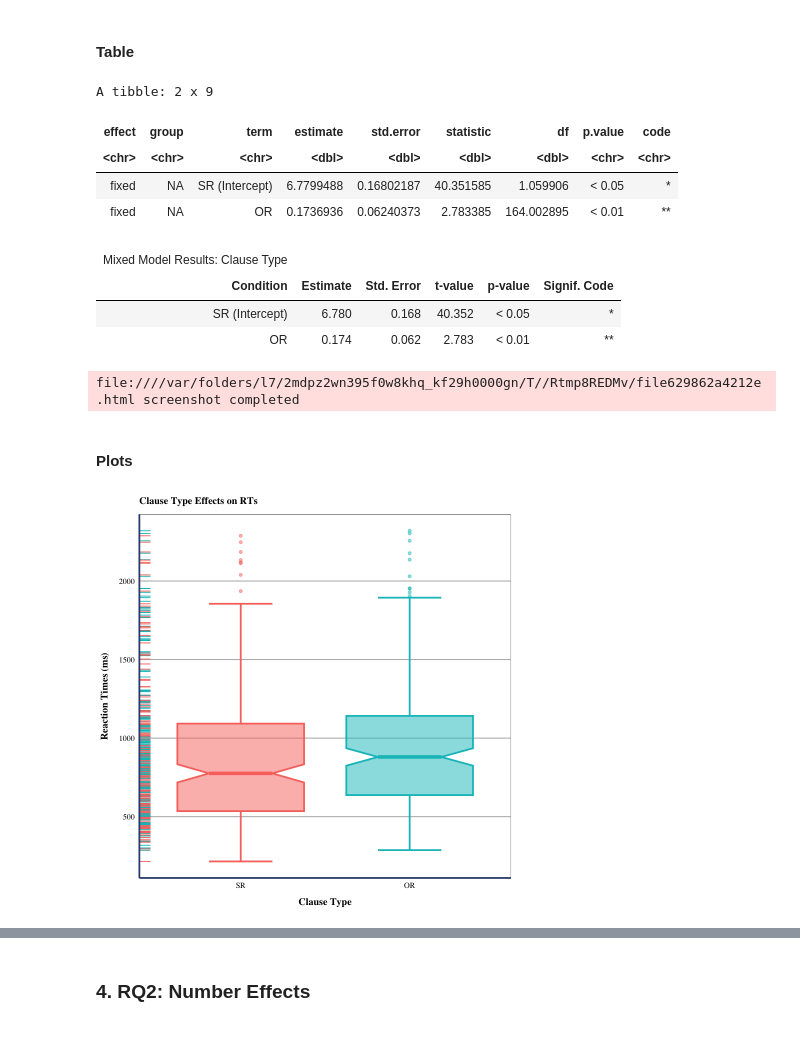
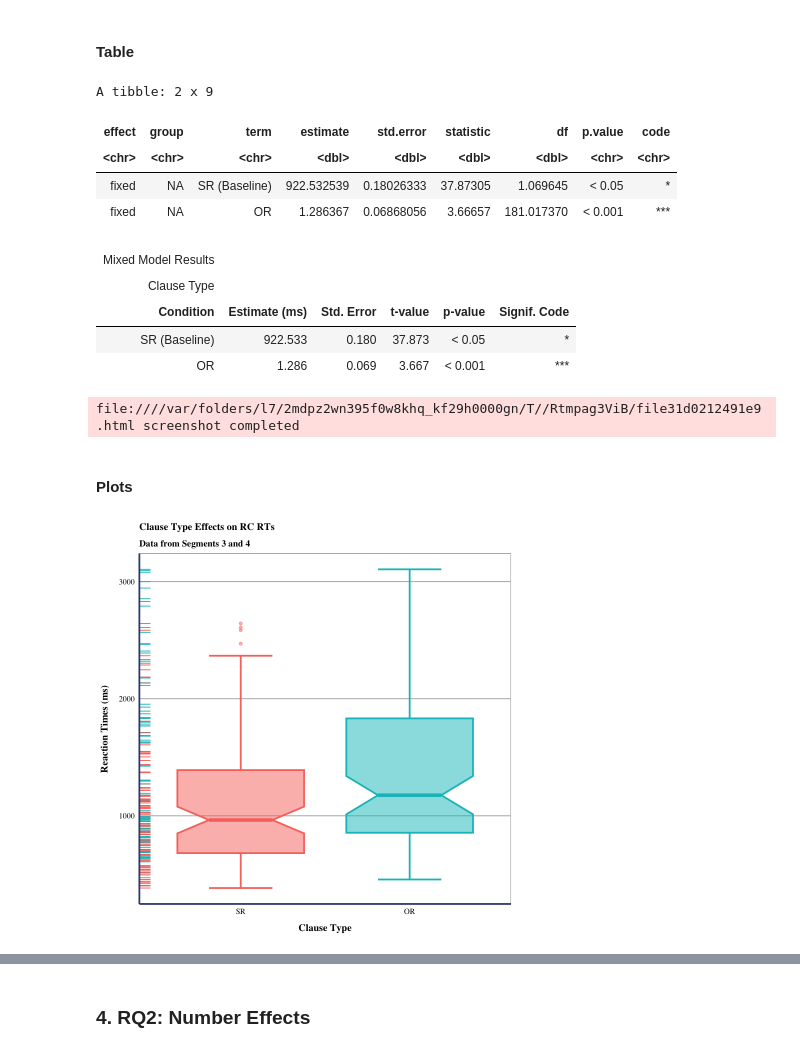
Before and after one commit to Vieju17/SelfPaced_Reading_Task_Data, a Jupyter notebook: sprt_analysis.ipynb, the cells around one changed output, grey strips where cells are left out. Saved outputs shown, nothing was run; the diff lists cells and outputs as text; code cells hidden in the pictures.

```diff
--- a/sprt_analysis.ipynb
+++ b/sprt_analysis.ipynb
@@ -60,6 +78,7 @@ theme_set(
     ) +
         theme(
             plot.title = element_text(size = 12, face = "bold", margin = margin(b = 10)),
+            plot.subtitle = element_text(size = 11, face = "bold"),
             plot.background = element_rect(linewidth = 0),
             strip.background = element_rect(fill = accent_color, color = accent_color),
             strip.text = element_text(color = "white", face = "bold"),
@@ -171,7 +193,8 @@ df_raw <- reduce(
     list(
         select(read.csv("./data/29.csv"), part_id, task, item_number, item_type, clause_type, number, segment, rt, correct),
         select(read.csv("./data/31.csv"), part_id, task, item_number, item_type, clause_type, number, segment, rt, correct),
-        select(read.csv("./data/32.csv"), part_id, task, item_number, item_type, clause_type, number, segment, rt, correct)
+        select(read.csv("./data/32.csv"), part_id, task, item_number, item_type, clause_type, number, segment, rt, correct),
+        select(read.csv("./data/37.csv"), part_id, task, item_number, item_type, clause_type, number, segment, rt, correct)
     ),
     rbind
 )
@@ -381,6 +407,7 @@ lm_clause_tidy <- lm_clause %>%
     tidy() %>%
     filter(effect == "fixed") %>%
     mutate(
+        estimate = exp(estimate),
         p.value = case_when(
             p.value < 0.001 ~ "< 0.001",
             p.value < 0.01 ~ "< 0.01",
@@ -388,7 +415,7 @@ lm_clause_tidy <- lm_clause %>%
             p.value > 0.05 ~ "> 0.05",
         ),
         term = case_when(
-            term == "(Intercept)" ~ "SR (Intercept)",
+            term == "(Intercept)" ~ "SR (Baseline)",
             term == "clause_typeOR" ~ "OR"
         ),
         code = case_when(
@@ -404,8 +431,8 @@ lm_clause_tidy
 A tibble: 2 x 9
 | effect | group | term | estimate | std.error | statistic | df | p.value | code |
 | <chr> | <chr> | <chr> | <dbl> | <dbl> | <dbl> | <dbl> | <chr> | <chr> |
-| fixed | NA | SR (Intercept) | 6.7799488 | 0.16802187 | 40.351585 | 1.059906 | < 0.05 | * |
-| fixed | NA | OR | 0.1736936 | 0.06240373 | 2.783385 | 164.002895 | < 0.01 | ** |
+| fixed | NA | SR (Baseline) | 922.532539 | 0.18026333 | 37.87305 | 1.069645 | < 0.05 | * |
+| fixed | NA | OR | 1.286367 | 0.06868056 | 3.66657 | 181.017370 | < 0.001 | *** |
 # %%
 lm_clause_table <- lm_clause_tidy %>%
     gt() %>%
@@ -415,7 +442,6 @@ lm_clause_table <- lm_clause_tidy %>%
         table.font.names = "Times",
         table.font.size = 12,
         table.border.top.width = 0,
-        heading.padding = 10,
         heading.title.font.size = 12,
         heading.subtitle.font.size = 11,
         heading.border.bottom.color = accent_color,
@@ -423,11 +449,12 @@ lm_clause_table <- lm_clause_tidy %>%
         column_labels.background.color = accent_color
     ) %>%
     tab_header(
-        title = md("**Mixed Model Results: Clause Type**")
+        title = md("**Mixed Model Results**"),
+        subtitle = md("**Clause Type**")
     ) %>%
     cols_label(
         term = "Condition",
-        estimate = "Estimate",
+        estimate = "Estimate (ms)",
         std.error = "Std. Error",
         statistic = md("*t*-value"),
         p.value = md("*p*-value"),
@@ -441,42 +468,44 @@ lm_clause_table <- lm_clause_tidy %>%
 display_html(as_raw_html(lm_clause_table))
 gtsave(lm_clause_table, filename = "clause_type_table.png", path = tables_path)
 # %% [output]
-| Mixed Model Results: Clause Type |  |  |  |  |  |
-| Condition | Estimate | Std. Error | t-value | p-value | Signif. Code |
-| SR (Intercept) | 6.780 | 0.168 | 40.352 | < 0.05 | * |
-| OR | 0.174 | 0.062 | 2.783 | < 0.01 | ** |
+| Mixed Model Results |  |  |  |  |  |
+| Clause Type |  |  |  |  |  |
+| Condition | Estimate (ms) | Std. Error | t-value | p-value | Signif. Code |
+| SR (Baseline) | 922.533 | 0.180 | 37.873 | < 0.05 | * |
+| OR | 1.286 | 0.069 | 3.667 | < 0.001 | *** |
-file:////var/folders/l7/2mdpz2wn395f0w8khq_kf29h0000gn/T//Rtmp8REDMv/file629862a4212e.html screenshot completed
+file:////var/folders/l7/2mdpz2wn395f0w8khq_kf29h0000gn/T//Rtmpag3ViB/file31d0212491e9.html screenshot completed
 # %% [markdown]
 #### Plots
 # %%
 lm_clause_plot <- df_merged %>%
     filter(segment %in% c("S3", "S4")) %>%
     ggplot(
         aes(
             y = exp(rt),
             x = clause_type,
             color = clause_type,
             fill = clause_type
         )
     ) +
     geom_boxplot(
         show.legend = FALSE,
         staplewidth = 0.5,
         notch = TRUE,
         alpha = 0.5,
         linewidth = 1
     ) +
     geom_rug(
         show.legend = FALSE,
         sides = "l"
     ) +
     labs(
-        title = "Clause Type Effects on RTs",
+        title = "Clause Type Effects on RC RTs",
+        subtitle = "Data from Segments 3 and 4",
         x = "Clause Type",
         y = "Reaction Times (ms)"
     )
 lm_clause_plot
 
 ggsave(filename = "lm_clause_plot.svg", path = plots_path, height = 6, width = 5)
 # %% [output]
-[figure, old version]
+[figure, new version]
```
Also changed, not shown: parts of 21 cells of this notebook, 28 other files.
